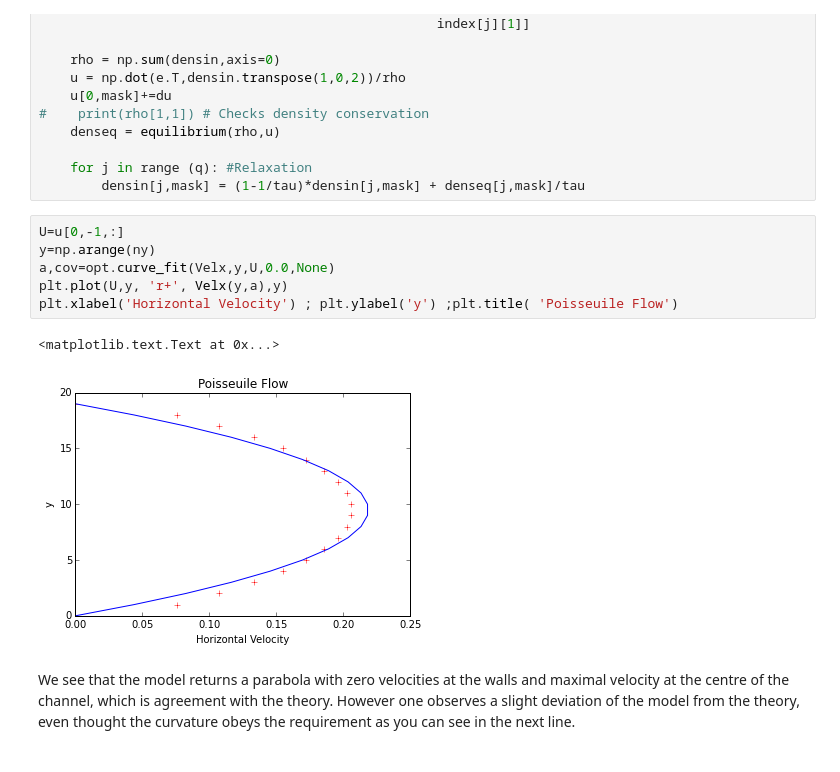
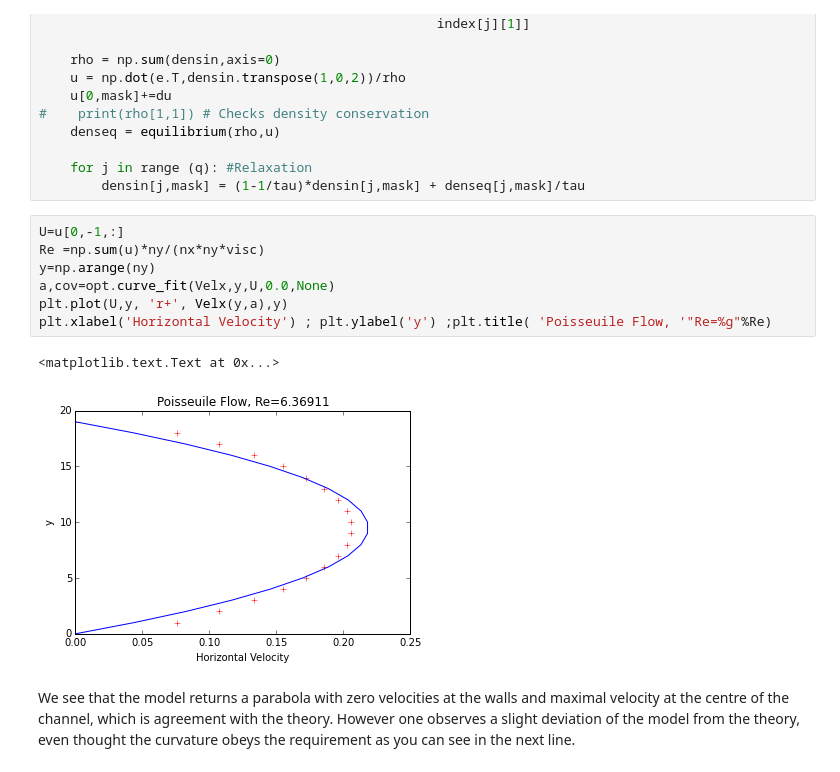
Before and after one commit to ZubinR/FluidFlow, a Jupyter notebook: Lattice Boltzmann.ipynb, the cells around one changed output. Saved outputs shown, nothing was run; the diff lists cells and outputs as text.

Commit message:
Added latest figures to ipython notebook file

```diff
--- a/Lattice Boltzmann.ipynb
+++ b/Lattice Boltzmann.ipynb
@@ -97,13 +100,14 @@ for time in range(maxiter):
         densin[j,mask] = (1-1/tau)*densin[j,mask] + denseq[j,mask]/tau
 # %%
 U=u[0,-1,:]
+Re =np.sum(u)*ny/(nx*ny*visc)
 y=np.arange(ny)
 a,cov=opt.curve_fit(Velx,y,U,0.0,None)
 plt.plot(U,y, 'r+', Velx(y,a),y)
-plt.xlabel('Horizontal Velocity') ; plt.ylabel('y') ;plt.title( 'Poisseuile Flow')
+plt.xlabel('Horizontal Velocity') ; plt.ylabel('y') ;plt.title( 'Poisseuile Flow, '"Re=%g"%Re)
 # %% [output]
 <matplotlib.text.Text at 0x...>
-[figure, old version]
+[figure, new version]
 # %% [markdown]
 We see that the model returns a parabola with zero velocities at the walls and maximal velocity at the centre of the channel, which is agreement with the theory. However one observes a slight deviation of the model from the theory, even thought the curvature obeys the requirement as you can see in the next line.
 # %%
```
Also changed, not shown: parts of 7 cells of this notebook.
